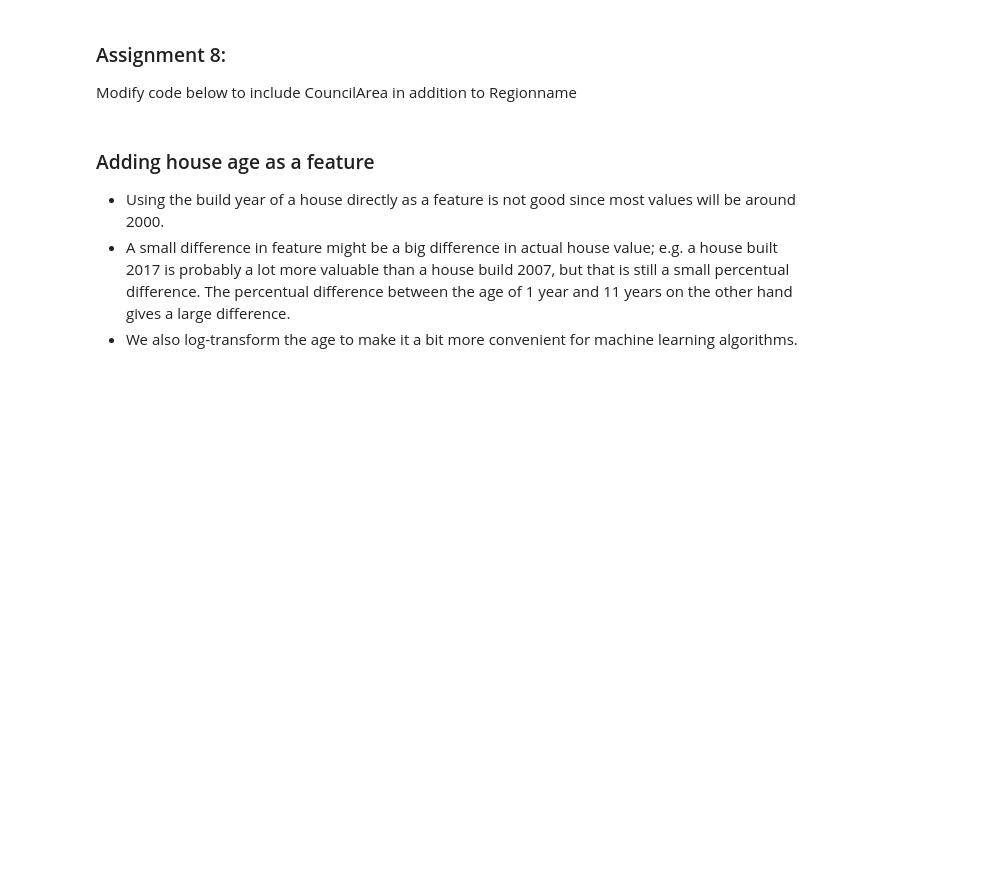
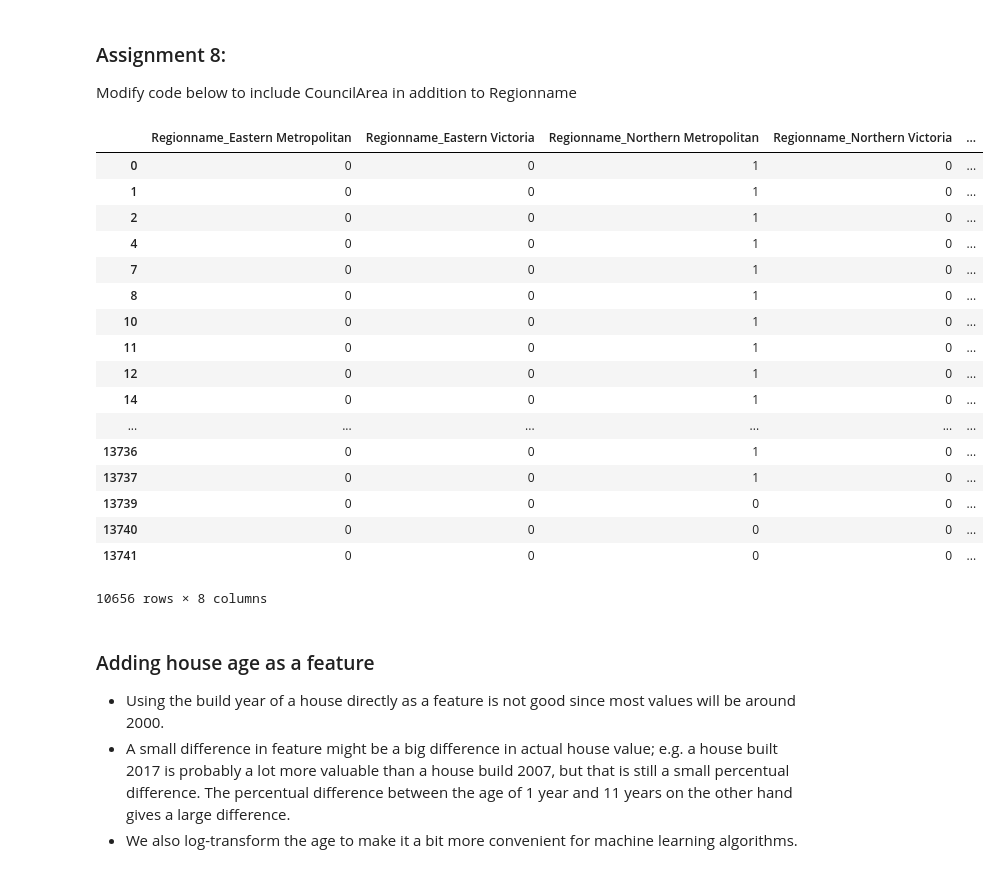
Before and after one commit to NordAxon/ai-for-leaders, a Jupyter notebook: ai_course_house_prices_3.ipynb, the cells around one changed output. Saved outputs shown, nothing was run; the diff lists cells and outputs as text; code cells hidden in the pictures; blank space fills up the shorter version.

```diff
--- a/ai_course_house_prices_3.ipynb
+++ b/ai_course_house_prices_3.ipynb
@@ -485,9 +635,28 @@ Adding more features:
 Modify code below to include CouncilArea in addition to Regionname
 # %%
 # One-hot encoding of Region
-one_hot_region = pd.get_dummies(housing_clipped_r.Regionname, prefix='Regionname')
-housing_df_feature = pd.concat([housing_clipped_r, one_hot_region], axis=1)
+one_hot_region = pd.get_dummies(housing_clipped_l.Regionname, prefix='Regionname')
+housing_df_feature = pd.concat([housing_clipped_l, one_hot_region], axis=1)
 one_hot_region
+# %% [output]
+|  | Regionname_Eastern Metropolitan | Regionname_Eastern Victoria | Regionname_Northern Metropolitan | Regionname_Northern Victoria | ... |
+| 0 | 0 | 0 | 1 | 0 | ... |
+| 1 | 0 | 0 | 1 | 0 | ... |
+| 2 | 0 | 0 | 1 | 0 | ... |
+| 4 | 0 | 0 | 1 | 0 | ... |
+| 7 | 0 | 0 | 1 | 0 | ... |
+| 8 | 0 | 0 | 1 | 0 | ... |
+| 10 | 0 | 0 | 1 | 0 | ... |
+| 11 | 0 | 0 | 1 | 0 | ... |
+| 12 | 0 | 0 | 1 | 0 | ... |
+| 14 | 0 | 0 | 1 | 0 | ... |
+| ... | ... | ... | ... | ... | ... |
+| 13736 | 0 | 0 | 1 | 0 | ... |
+| 13737 | 0 | 0 | 1 | 0 | ... |
+| 13739 | 0 | 0 | 0 | 0 | ... |
+| 13740 | 0 | 0 | 0 | 0 | ... |
+| 13741 | 0 | 0 | 0 | 0 | ... |
+10656 rows × 8 columns
 # %% [markdown]
 ### Adding house age as a feature
 - Using the build year of a house directly as a feature is not good since most values will be around 2000.
```
Also changed, not shown: parts of 26 cells of this notebook.
